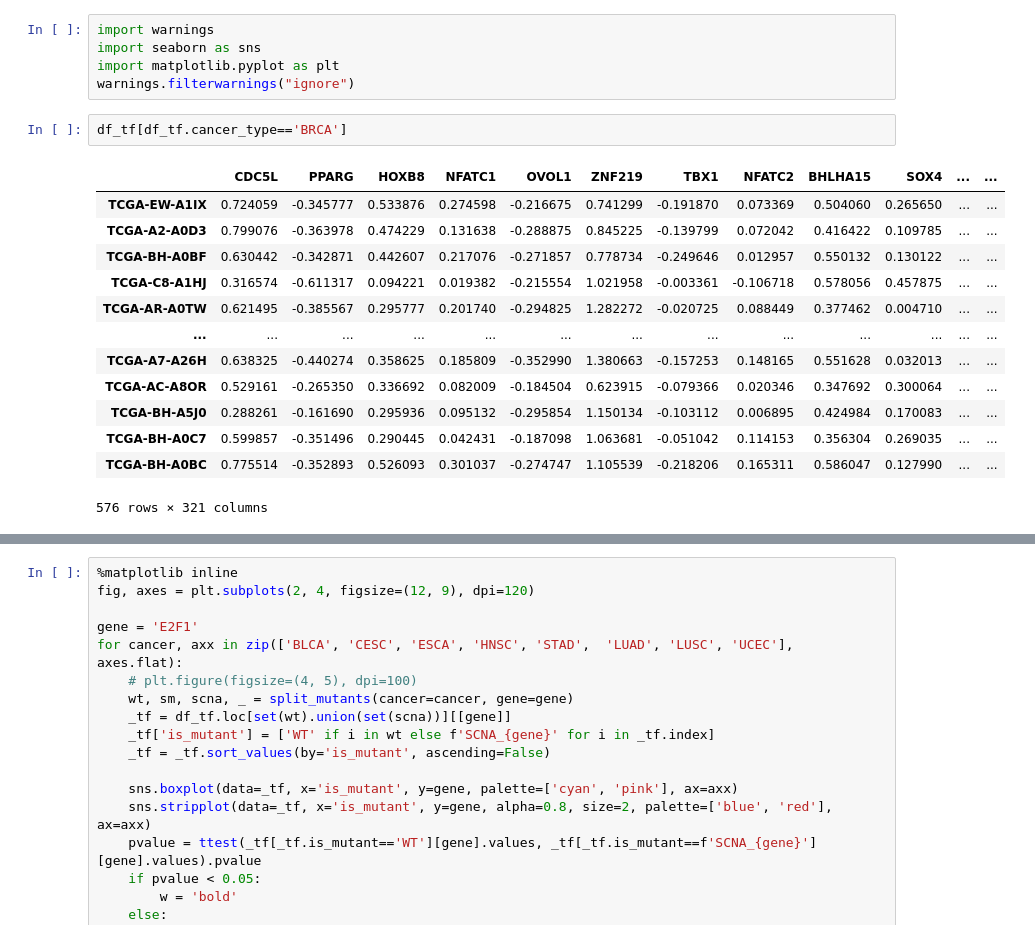
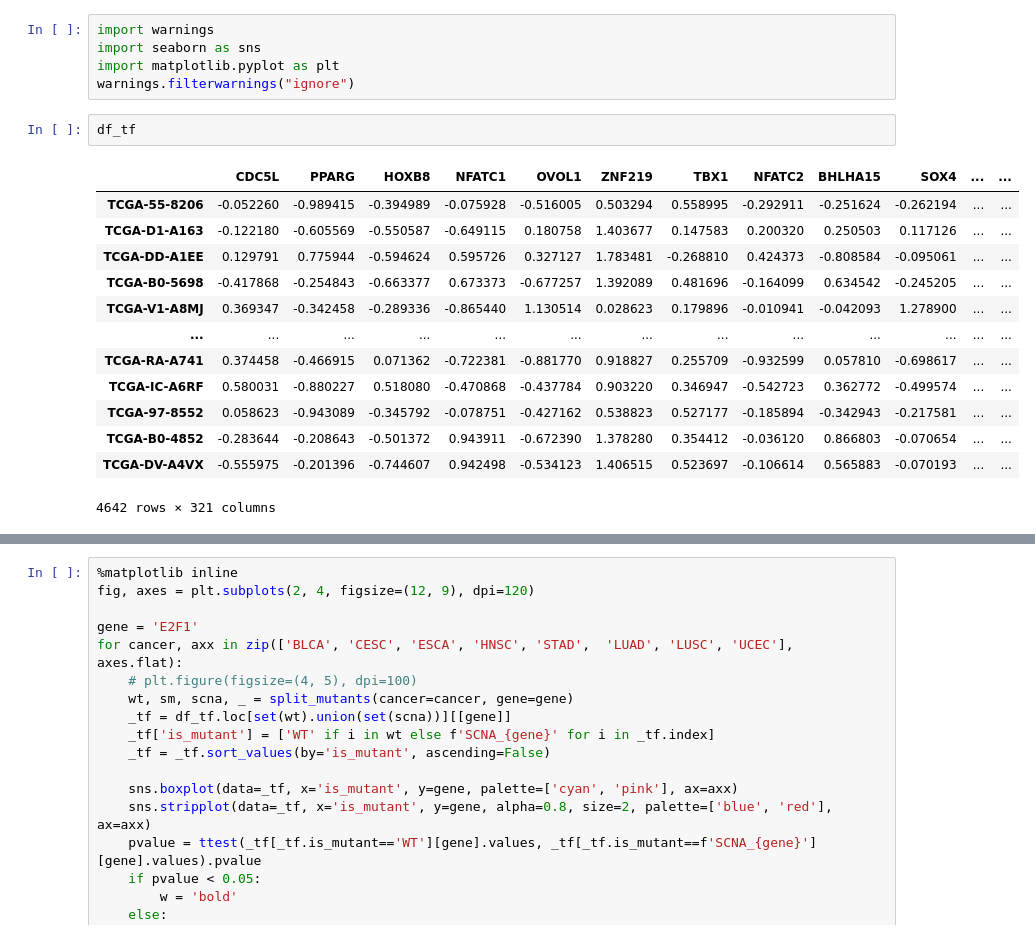
Before and after one commit to Koushul/CITRUS, a Jupyter notebook: analyze_weights.ipynb, the cells around one changed output, grey strips where cells are left out. Drawn from its saved outputs; the diff is of its cells as text.

```diff
--- a/analyze_weights.ipynb
+++ b/analyze_weights.ipynb
@@ -174,22 +166,22 @@ import warnings
 import seaborn as sns
 import matplotlib.pyplot as plt
 warnings.filterwarnings("ignore")
-# %%
-df_tf[df_tf.cancer_type=='BRCA']
-# %% [output]
-|  | CDC5L | PPARG | HOXB8 | NFATC1 | OVOL1 | ZNF219 | TBX1 | NFATC2 | BHLHA15 | SOX4 | ... | ... |
-| TCGA-EW-A1IX | 0.724059 | -0.345777 | 0.533876 | 0.274598 | -0.216675 | 0.741299 | -0.191870 | 0.073369 | 0.504060 | 0.265650 | ... | ... |
-| TCGA-A2-A0D3 | 0.799076 | -0.363978 | 0.474229 | 0.131638 | -0.288875 | 0.845225 | -0.139799 | 0.072042 | 0.416422 | 0.109785 | ... | ... |
-| TCGA-BH-A0BF | 0.630442 | -0.342871 | 0.442607 | 0.217076 | -0.271857 | 0.778734 | -0.249646 | 0.012957 | 0.550132 | 0.130122 | ... | ... |
-| TCGA-C8-A1HJ | 0.316574 | -0.611317 | 0.094221 | 0.019382 | -0.215554 | 1.021958 | -0.003361 | -0.106718 | 0.578056 | 0.457875 | ... | ... |
-| TCGA-AR-A0TW | 0.621495 | -0.385567 | 0.295777 | 0.201740 | -0.294825 | 1.282272 | -0.020725 | 0.088449 | 0.377462 | 0.004710 | ... | ... |
-| ... | ... | ... | ... | ... | ... | ... | ... | ... | ... | ... | ... | ... |
-| TCGA-A7-A26H | 0.638325 | -0.440274 | 0.358625 | 0.185809 | -0.352990 | 1.380663 | -0.157253 | 0.148165 | 0.551628 | 0.032013 | ... | ... |
-| TCGA-AC-A8OR | 0.529161 | -0.265350 | 0.336692 | 0.082009 | -0.184504 | 0.623915 | -0.079366 | 0.020346 | 0.347692 | 0.300064 | ... | ... |
-| TCGA-BH-A5J0 | 0.288261 | -0.161690 | 0.295936 | 0.095132 | -0.295854 | 1.150134 | -0.103112 | 0.006895 | 0.424984 | 0.170083 | ... | ... |
-| TCGA-BH-A0C7 | 0.599857 | -0.351496 | 0.290445 | 0.042431 | -0.187098 | 1.063681 | -0.051042 | 0.114153 | 0.356304 | 0.269035 | ... | ... |
-| TCGA-BH-A0BC | 0.775514 | -0.352893 | 0.526093 | 0.301037 | -0.274747 | 1.105539 | -0.218206 | 0.165311 | 0.586047 | 0.127990 | ... | ... |
-576 rows × 321 columns
+# %%
+df_tf
+# %% [output]
+|  | CDC5L | PPARG | HOXB8 | NFATC1 | OVOL1 | ZNF219 | TBX1 | NFATC2 | BHLHA15 | SOX4 | ... | ... |
+| TCGA-55-8206 | -0.052260 | -0.989415 | -0.394989 | -0.075928 | -0.516005 | 0.503294 | 0.558995 | -0.292911 | -0.251624 | -0.262194 | ... | ... |
+| TCGA-D1-A163 | -0.122180 | -0.605569 | -0.550587 | -0.649115 | 0.180758 | 1.403677 | 0.147583 | 0.200320 | 0.250503 | 0.117126 | ... | ... |
+| TCGA-DD-A1EE | 0.129791 | 0.775944 | -0.594624 | 0.595726 | 0.327127 | 1.783481 | -0.268810 | 0.424373 | -0.808584 | -0.095061 | ... | ... |
+| TCGA-B0-5698 | -0.417868 | -0.254843 | -0.663377 | 0.673373 | -0.677257 | 1.392089 | 0.481696 | -0.164099 | 0.634542 | -0.245205 | ... | ... |
+| TCGA-V1-A8MJ | 0.369347 | -0.342458 | -0.289336 | -0.865440 | 1.130514 | 0.028623 | 0.179896 | -0.010941 | -0.042093 | 1.278900 | ... | ... |
+| ... | ... | ... | ... | ... | ... | ... | ... | ... | ... | ... | ... | ... |
+| TCGA-RA-A741 | 0.374458 | -0.466915 | 0.071362 | -0.722381 | -0.881770 | 0.918827 | 0.255709 | -0.932599 | 0.057810 | -0.698617 | ... | ... |
+| TCGA-IC-A6RF | 0.580031 | -0.880227 | 0.518080 | -0.470868 | -0.437784 | 0.903220 | 0.346947 | -0.542723 | 0.362772 | -0.499574 | ... | ... |
+| TCGA-97-8552 | 0.058623 | -0.943089 | -0.345792 | -0.078751 | -0.427162 | 0.538823 | 0.527177 | -0.185894 | -0.342943 | -0.217581 | ... | ... |
+| TCGA-B0-4852 | -0.283644 | -0.208643 | -0.501372 | 0.943911 | -0.672390 | 1.378280 | 0.354412 | -0.036120 | 0.866803 | -0.070654 | ... | ... |
+| TCGA-DV-A4VX | -0.555975 | -0.201396 | -0.744607 | 0.942498 | -0.534123 | 1.406515 | 0.523697 | -0.106614 | 0.565883 | -0.070193 | ... | ... |
+4642 rows × 321 columns
 # %%
 fig, axes = plt.subplots(2, 4, figsize=(12, 9), dpi=120)
 
```
Also changed, not shown: parts of 4 cells of this notebook, 30 other files.
